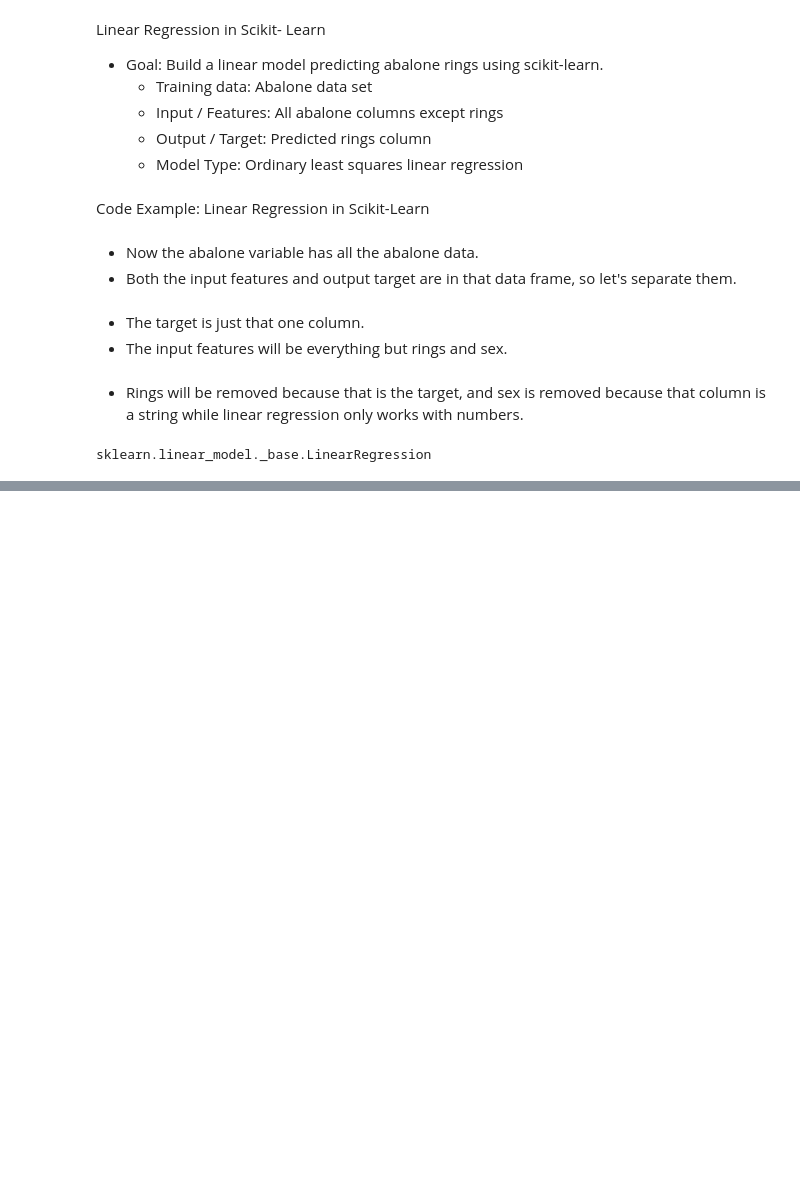
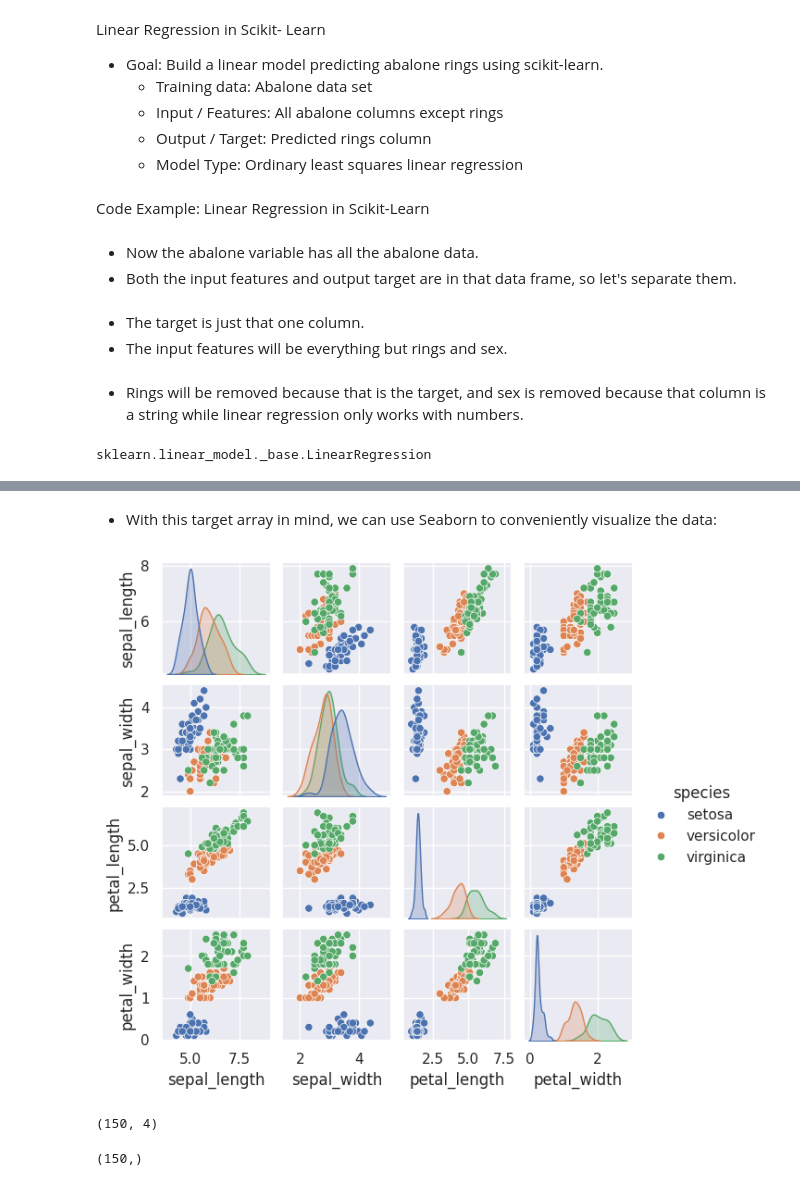
Before and after one commit to kaylamwong/Week-11-Exploratory-Data-Analysis-, a Jupyter notebook: Build a Model Fast (Introduction to Scikit-learn).ipynb, the cells around one changed output, grey strips where cells are left out. Cells and saved outputs as stored; diff of their text form; code cells hidden in the pictures; blank space fills up the shorter version.

```diff
--- a/Build a Model Fast (Introduction to Scikit-learn).ipynb
+++ b/Build a Model Fast (Introduction to Scikit-learn).ipynb
@@ -39,0 +159,4 @@ sklearn.linear_model._base.LinearRegression
+# %%
+import seaborn as sns
+iris = sns.load_dataset('iris')
+iris.head()
@@ -39,0 +170,19 @@ sklearn.linear_model._base.LinearRegression
+# %% [markdown]
+- With this target array in mind, we can use Seaborn to conveniently visualize the data:
+# %%
+%matplotlib inline
+import seaborn as sns; sns.set()
+sns.pairplot(iris, hue='species', size=1.5);
+# %% [output]
+[figure, added]
+# %%
+X_iris = iris.drop('species', axis=1) #Separating the features (input data) from the labels in the iris dataset, and then checking the dimensions of the resulting feature data.
+X_iris.shape
+# %% [output]
+(150, 4)
+# %%
+#That code snippet is loading the 'species' target column from a dataset likely named iris (referencing the famous Iris flower dataset) and then checking how many entries it contains.
+y_iris = iris['species']
+y_iris.shape
+# %% [output]
+(150,)
```
Also changed, not shown: parts of 43 cells of this notebook.
